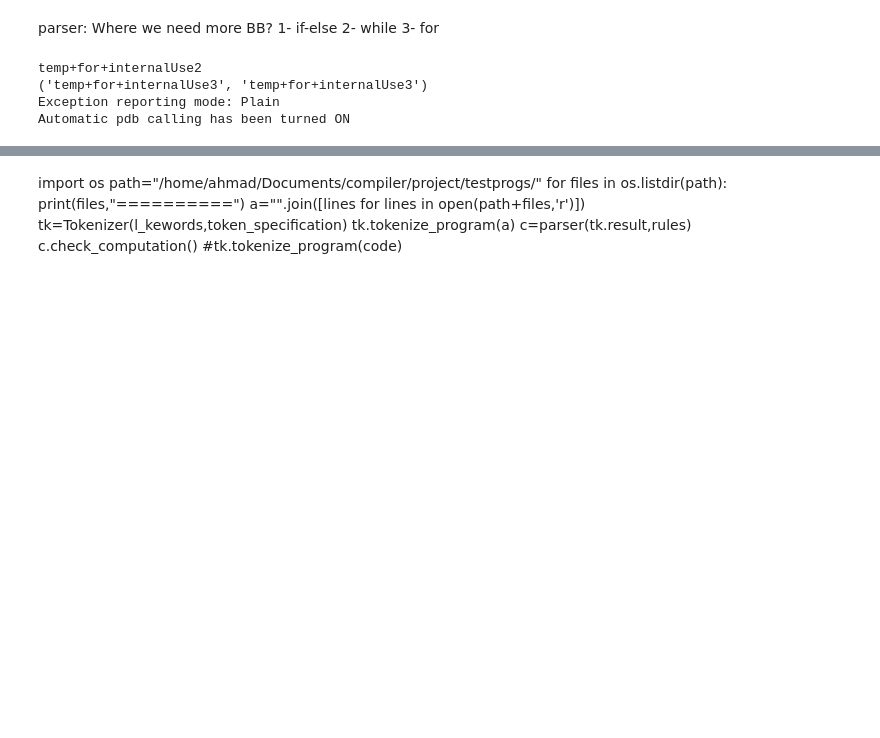
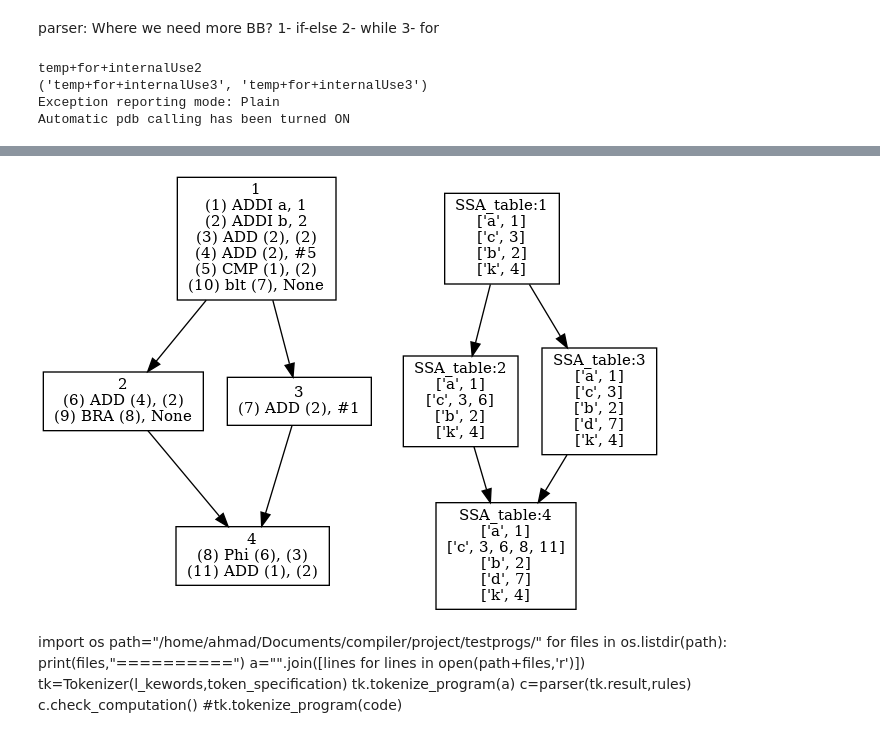
Before and after one commit to amatii/compiler, a Jupyter notebook: parser_SSA-refactor-newSSA.ipynb, the cells around one changed output, grey strips where cells are left out. Saved outputs shown, nothing was run; the diff lists cells and outputs as text; code cells hidden in the pictures; blank space fills up the shorter version.

```diff
--- a/parser_SSA-refactor-newSSA.ipynb
+++ b/parser_SSA-refactor-newSSA.ipynb
@@ -333,3 +429,8 @@ inserting phi...
+# %%
+Image(filename='graph_before_cse.png')
+Image(filename='graph.png')
+# %% [output]
+[figure, added]
 # %% [markdown]
 import os
 path="/home/ahmad/Documents/compiler/project/testprogs/"
```
Also changed, not shown: parts of 3 cells of this notebook.
